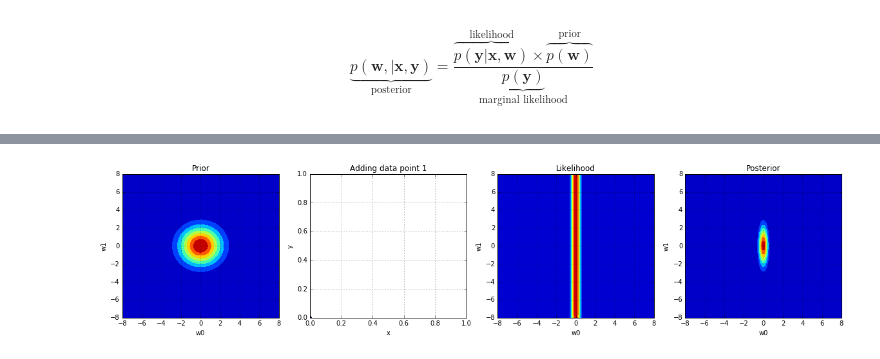
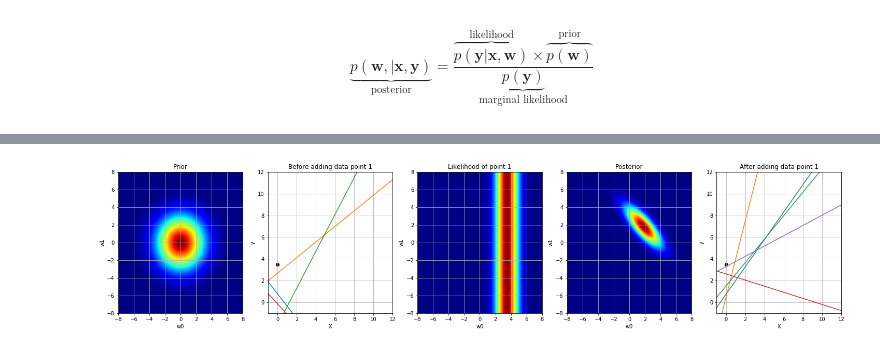
Before and after one commit to RansML/RAS-Robust-Autonomous-Systems, a Jupyter notebook: 5_Uncertainty-Aware_Regression.ipynb, the cells around one changed output, grey strips where cells are left out. Cells and saved outputs as stored; diff of their text form; code cells hidden in the pictures.

```diff
--- a/5_Uncertainty-Aware_Regression.ipynb
+++ b/5_Uncertainty-Aware_Regression.ipynb
@@ -255,0 +256,6 @@ p = 1
+# %%
+# Prior distribution
+alpha = 2**-1 # prior precision - should be small
+m_0 = np.zeros((D+1,1))
+S_0 = 1/alpha*np.eye(D+1)
+prior = multivariate_normal(m_0[:,0], S_0)
@@ -256,11 +264,7 @@ p = 1
 # %%
-#prior distribution
-alpha = 2**-1
-prior = multivariate_normal(np.zeros(p+1), 1/alpha*np.eye(p+1))
-
-#posterior distribution
-beta = 0.3**-2
-S_N = np.linalg.pinv(alpha*np.eye((p+1)) + beta*ϕ_x.T.dot(ϕ_x))
-m_N = beta*S_N.dot(ϕ_x.T.dot(y))
+# Posterior distribution
+beta = 1**0 # noise precision - should be large
+S_N = np.linalg.pinv(alpha*np.eye((D+1)) + beta*ϕ_X.T.dot(ϕ_X))
+m_N = beta*S_N.dot(ϕ_X.T.dot(y))
 posterior = multivariate_normal(m_N[:,0], S_N)
 # %%
@@ -306,46 +337,55 @@ Hint: The posterior in step *i* is used as the prior for step *i+1*.
 # %%
-#Answer.
-#Note: Variable names may be different to what we have used so far. For instance, S_N = A.
+# Initial parameters
+alpha = 2**-2 # prior precision - should be small
+beta =  1**0 # noise precision - should be large
+(N, D) = X.shape
+m = np.zeros((D+1,1))
+S = 1/alpha*np.eye(D+1)
 
-order = 1
-mu_w = np.zeros((2,1))
-alpha = 2**-1 #prior alpha
-beta =  0.3**-2
-A = np.linalg.pinv(1/alpha*np.eye(order+1))
-
-#plot settings
-w0 = np.linspace(-8,8,100)
-w1 = np.linspace(-8,8,100)
+# Plot settings
+w0 = np.linspace(-8,8,500)
+w1 = np.linspace(-8,8,500)
 xeva, yeva = np.meshgrid(w0,w1)
 pos = np.empty(xeva.shape+(2,))
 pos[:,:,0] = xeva
 pos[:,:,1] = yeva
 
-for itr in range(1, x.shape[0]):
-    #prior
-    prior = multivariate_normal(mu_w.T[0,:], np.linalg.pinv(A))
+for itr in range(1,N):
+    # Prior
+    prior = multivariate_normal(m[:,0], S)
     prior_pdf = prior.pdf(pos)
 
-    #Likelihood
-    theta = generate_feature_mat(x[0:itr,:],order)
-    w0_like = y[itr-1,:] - w1*x[itr-1,:]
-    likelihood_temp = multivariate_normal(np.array([w0_like[0],w1[0]]), 1/beta*np.eye(order+1))
+    # Prior predictive distributions
+    m_0_samples = prior.rvs(5).T
+    y_q_0 = ϕ_X_q.dot(m_0_samples)
+
+    # Likelihood
+    w0_like = y[itr-1,:] - w1*X[itr-1,:] #w0 = y - w1*x (all possible w0,w1 for a given data point)
+    likelihood_temp = multivariate_normal(np.array([w0_like[0],w1[0]]), 1/beta*np.eye(D+1))
     likelihood_pdf = likelihood_temp.pdf(pos)
-    for i in range(2,w0.shape[0]):
-        likelihood_temp = multivariate_normal(np.array([w0_like[i],w1[i]]), 1/beta*np.eye(order+1))
+    for i in range(1,w0.shape[0]):
+        likelihood_temp = multivariate_normal(np.array([w0_like[i],w1[i]]), 1/beta*np.eye(D+1))
         likelihood_pdf = np.maximum(likelihood_pdf,likelihood_temp.pdf(pos))
 
     #posterior (analytical)
-    A = beta*theta.T.dot(theta) + alpha*np.eye((order+1))
-    mu_w = beta*np.linalg.pinv(A).dot(theta.T.dot(y[0:itr,:]))
-    posterior = multivariate_normal(mu_w[:,0], np.linalg.pinv(A))
+    ϕ_X = add_intercept(X[itr,:][:,None])
+    S = np.linalg.pinv(beta*ϕ_X.T.dot(ϕ_X) + alpha*np.eye((D+1)))
+    m = beta*S.dot(ϕ_X.T.dot(y[itr,:][:,None]))
+    posterior = multivariate_normal(m[:,0], S)
     posterior_pdf = posterior.pdf(pos)
 
+    # Posterior predictive distributions
+    m_N_samples = posterior.rvs(5).T
+    y_q_N = ϕ_X_q.dot(m_N_samples)
+
     #plot
-    fig, ax = pl.subplots(1,4,figsize=(5*4,4))
-    ax[0].contourf(xeva,yeva,prior_pdf); ax[0].set_xlabel('w0');  ax[0].set_ylabel('w1'); ax[0].axis([-8,8,-8,8]); ax[0].grid(True); ax[0].set_title('Prior')
-    ax[1].scatter(x[0:itr,0],y[0:itr,0]); ax[1].set_xlabel('x');  ax[1].set_ylabel('y'); ax[1].axis([0,1,0,1]); ax[1].grid(True); ax[1].set_title('Adding data point {}'.format(itr))
-    ax[2].contourf(xeva,yeva,likelihood_pdf); ax[2].set_xlabel('w0');  ax[2].set_ylabel('w1'); ax[2].axis([-8,8,-8,8]); ax[2].grid(True); ax[2].set_title('Likelihood')
-    ax[3].contourf(xeva,yeva,posterior_pdf); ax[3].set_xlabel('w0');  ax[3].set_ylabel('w1'); ax[3].axis([-8,8,-8,8]); ax[3].grid(True) ; ax[3].set_title('Posterior')
+    fig, ax = pl.subplots(1,5,figsize=(5*5,5))
+    ax[0].contourf(xeva,yeva,prior_pdf, levels=100, cmap='jet'); ax[0].set_xlabel('w0');  ax[0].set_ylabel('w1'); ax[0].axis([-8,8,-8,8]); ax[0].grid(True); ax[0].set_title('Prior')
+    ax[1].scatter(X[0:itr,0],y[0:itr,0], c='k'); ax[1].set_xlabel('X');  ax[1].set_ylabel('y'); ax[1].axis([-1,12,-1,12]); ax[1].grid(True); ax[1].set_title('Before adding data point {}'.format(itr))
+    ax[1].plot(X_q,y_q_0);
+    ax[2].contourf(xeva,yeva,likelihood_pdf, levels=100, cmap='jet'); ax[2].set_xlabel('w0');  ax[2].set_ylabel('w1'); ax[2].axis([-8,8,-8,8]); ax[2].grid(True); ax[2].set_title('Likelihood of point {}'.format(itr))
+    ax[3].contourf(xeva,yeva,posterior_pdf, levels=100, cmap='jet'); ax[3].set_xlabel('w0');  ax[3].set_ylabel('w1'); ax[3].axis([-8,8,-8,8]); ax[3].grid(True) ; ax[3].set_title('Posterior')
+    ax[4].scatter(X[0:itr,0],y[0:itr,0], c='k'); ax[4].set_xlabel('X');  ax[4].set_ylabel('y'); ax[4].axis([-1,12,-1,12]); ax[4].grid(True); ax[4].set_title('After adding data point {}'.format(itr))
+    ax[4].plot(X_q,y_q_N);
 # %% [output]
-[figure, old version]
+[figure, new version]
```
Also changed, not shown: parts of 48 cells of this notebook, 1 other file.
